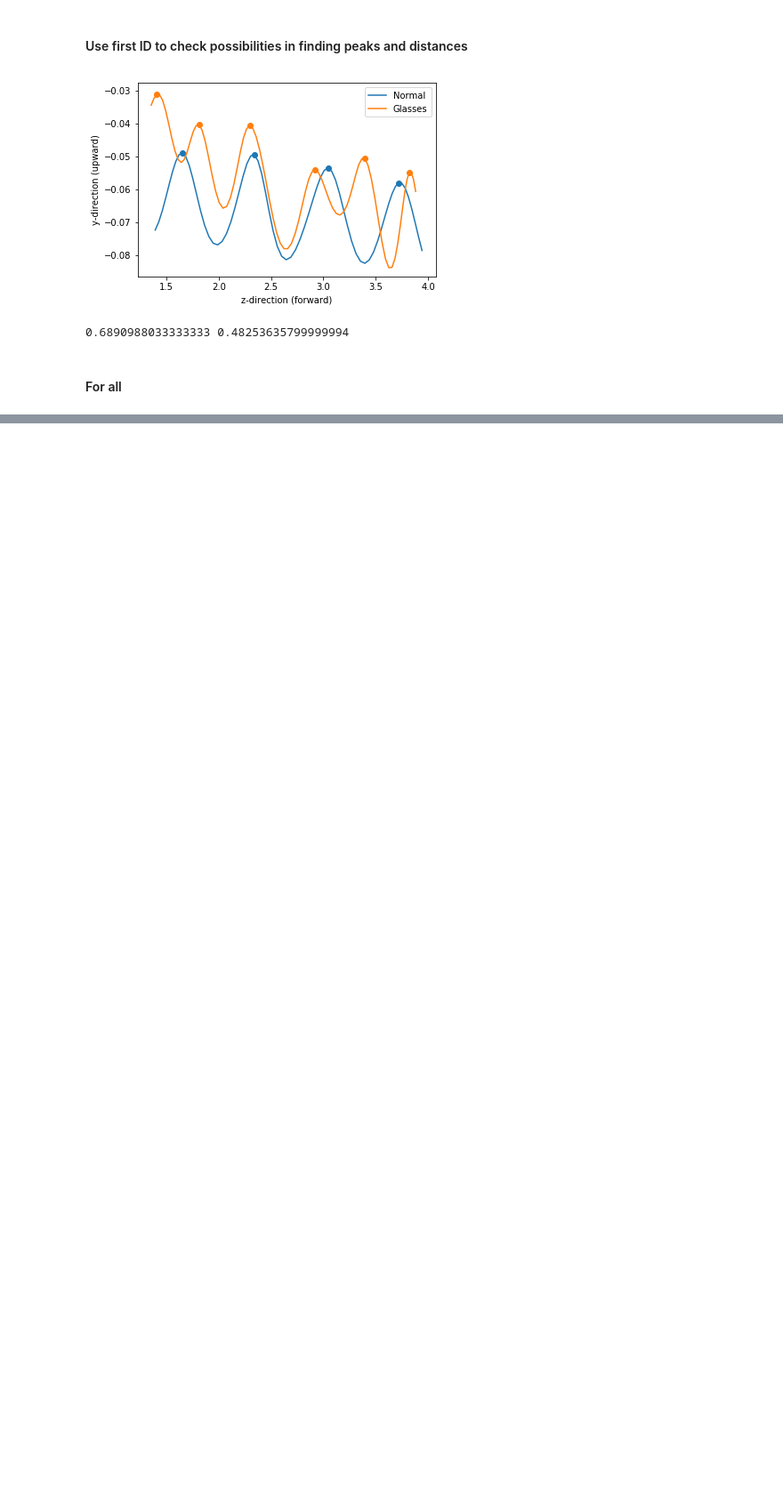
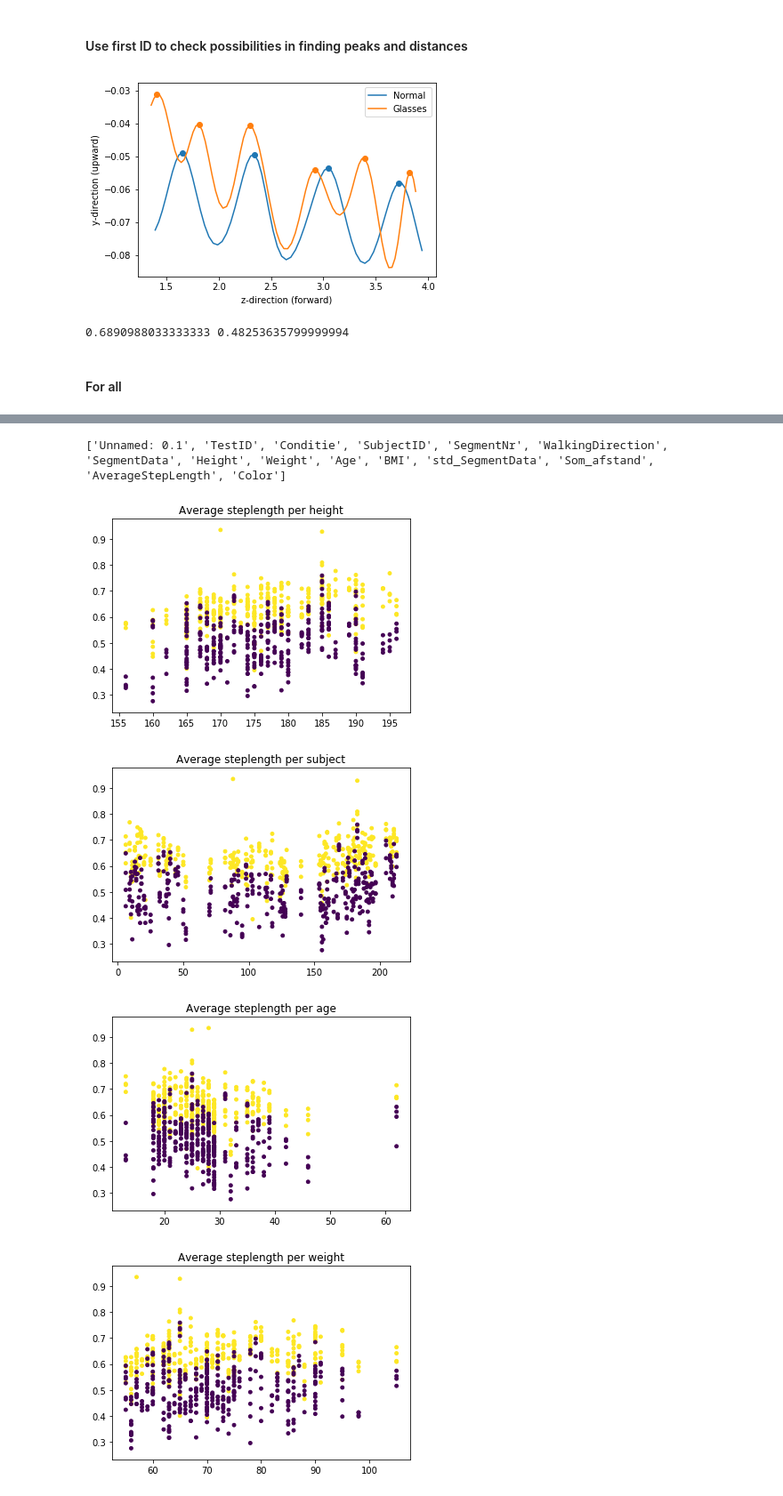
Before and after one commit to VivienvV/fallrisk, a Jupyter notebook: Machine_learning/s_stepLength.ipynb, the cells around one changed output, grey strips where cells are left out. Shown at 89% size. Saved outputs shown, nothing was run; the diff lists cells and outputs as text; code cells hidden in the pictures; blank space fills up the shorter version.

Commit message:
graphs with steplength

```diff
--- a/Machine_learning/s_stepLength.ipynb
+++ b/Machine_learning/s_stepLength.ipynb
@@ -96,0 +79,42 @@ df_data.to_csv(path_or_buf="../Data/preprocessed_incl_std.csv")
+# %%
+print(list(df_data))
+
+categories = np.unique(df_data["Conditie"])
+colors = np.linspace(0, 1, len(categories))
+colordict = dict(zip(categories, colors))
+
+df_data["Color"] = df_data["Conditie"].apply(lambda x: colordict[x])
+plt.scatter(df_data["Height"], df_data["AverageStepLength"], c=df_data.Color, s=15)
+plt.title("Average steplength per height")
+plt.show()
+
+df_data["Color"] = df_data["Conditie"].apply(lambda x: colordict[x])
+plt.scatter(df_data["SubjectID"], df_data["AverageStepLength"], c=df_data.Color, s=15)
+plt.title("Average steplength per subject")
+plt.show()
+
+plt.scatter(df_data["Age"], df_data["AverageStepLength"], c=df_data.Color, s=15)
+plt.title("Average steplength per age")
+plt.show()
+
+plt.scatter(df_data["Weight"], df_data["AverageStepLength"], c=df_data.Color, s=15)
+plt.title("Average steplength per weight")
+plt.show()
+
+plt.scatter(df_data["Som_afstand"], df_data["AverageStepLength"], c=df_data.Color, s=15)
+plt.title("Average steplength againt sum of Distances")
+plt.show()
+
+plt.scatter(df_data["std_SegmentData"], df_data["AverageStepLength"], c=df_data.Color, s=15)
+plt.title("Average steplength againt STD")
+plt.show()
+
+plt.scatter(df_data["BMI"], df_data["AverageStepLength"], c=df_data.Color, s=15)
+plt.title("Average steplength againt BMI")
+plt.show()
+# %% [output]
+['Unnamed: 0.1', 'TestID', 'Conditie', 'SubjectID', 'SegmentNr', 'WalkingDirection', 'SegmentData', 'Height', 'Weight', 'Age', 'BMI', 'std_SegmentData', 'Som_afstand', 'AverageStepLength', 'Color']
+[figure, added]
+[figure, added]
+[figure, added]
+[figure, added]
```
Also changed, not shown: parts of 4 cells of this notebook.
